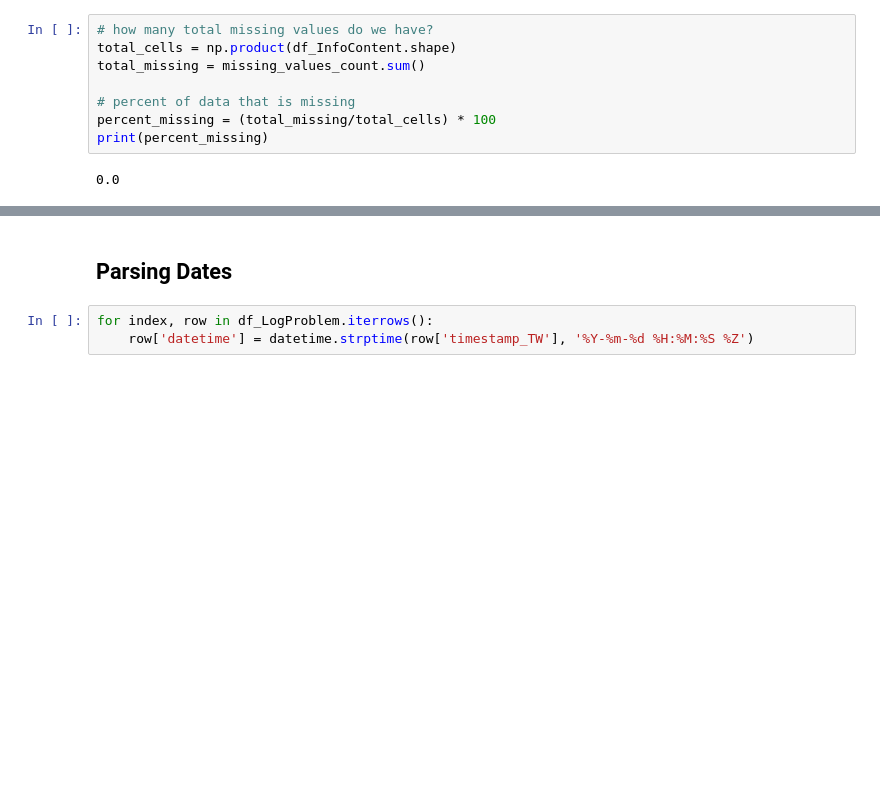
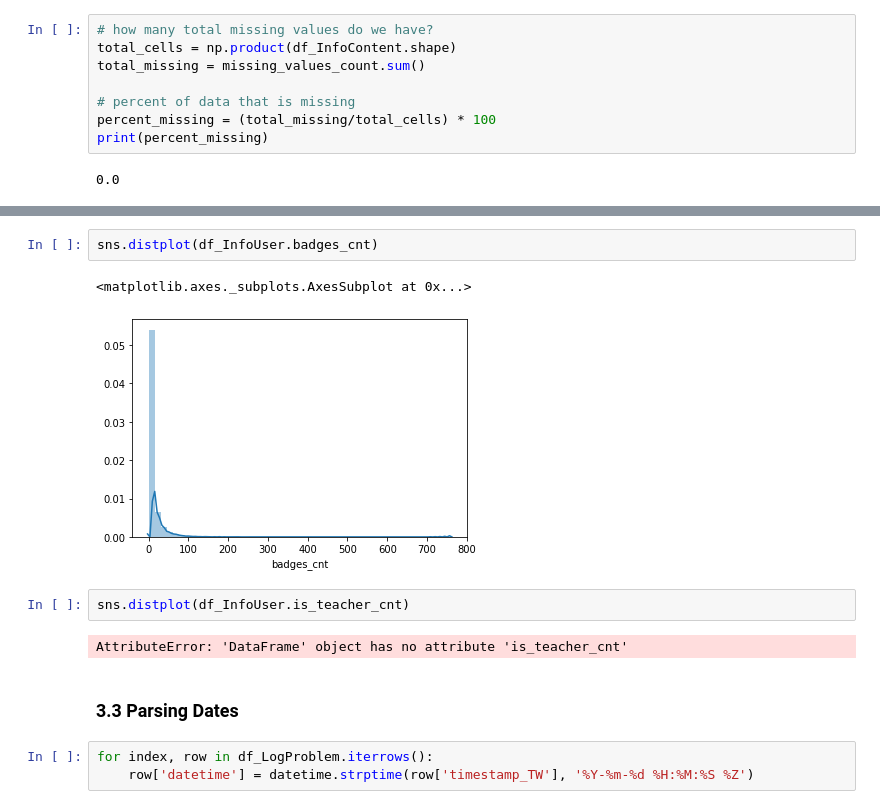
Before and after one commit to likweitan/Assessing-the-Readiness-of-HEI-in-Malaysia-to-Accept-Generation-Alpha, a Jupyter notebook: aaa (3).ipynb, the cells around one changed output, grey strips where cells are left out. Cells and saved outputs as stored; diff of their text form; blank space fills up the shorter version.

```diff
--- a/aaa (3).ipynb
+++ b/aaa (3).ipynb
@@ -208,5 +344,14 @@ print(percent_missing)
+# %%
+sns.distplot(df_InfoUser.badges_cnt)
+# %% [output]
+<matplotlib.axes._subplots.AxesSubplot at 0x...>
+[figure, added]
+# %%
+sns.distplot(df_InfoUser.is_teacher_cnt)
+# %% [output]
+AttributeError: 'DataFrame' object has no attribute 'is_teacher_cnt'
 # %% [markdown]
-## Parsing Dates
+### 3.3 Parsing Dates
 # %%
 for index, row in df_LogProblem.iterrows():
     row['datetime'] = datetime.strptime(row['timestamp_TW'], '%Y-%m-%d %H:%M:%S %Z')
```
Also changed, not shown: parts of 36 cells of this notebook.
